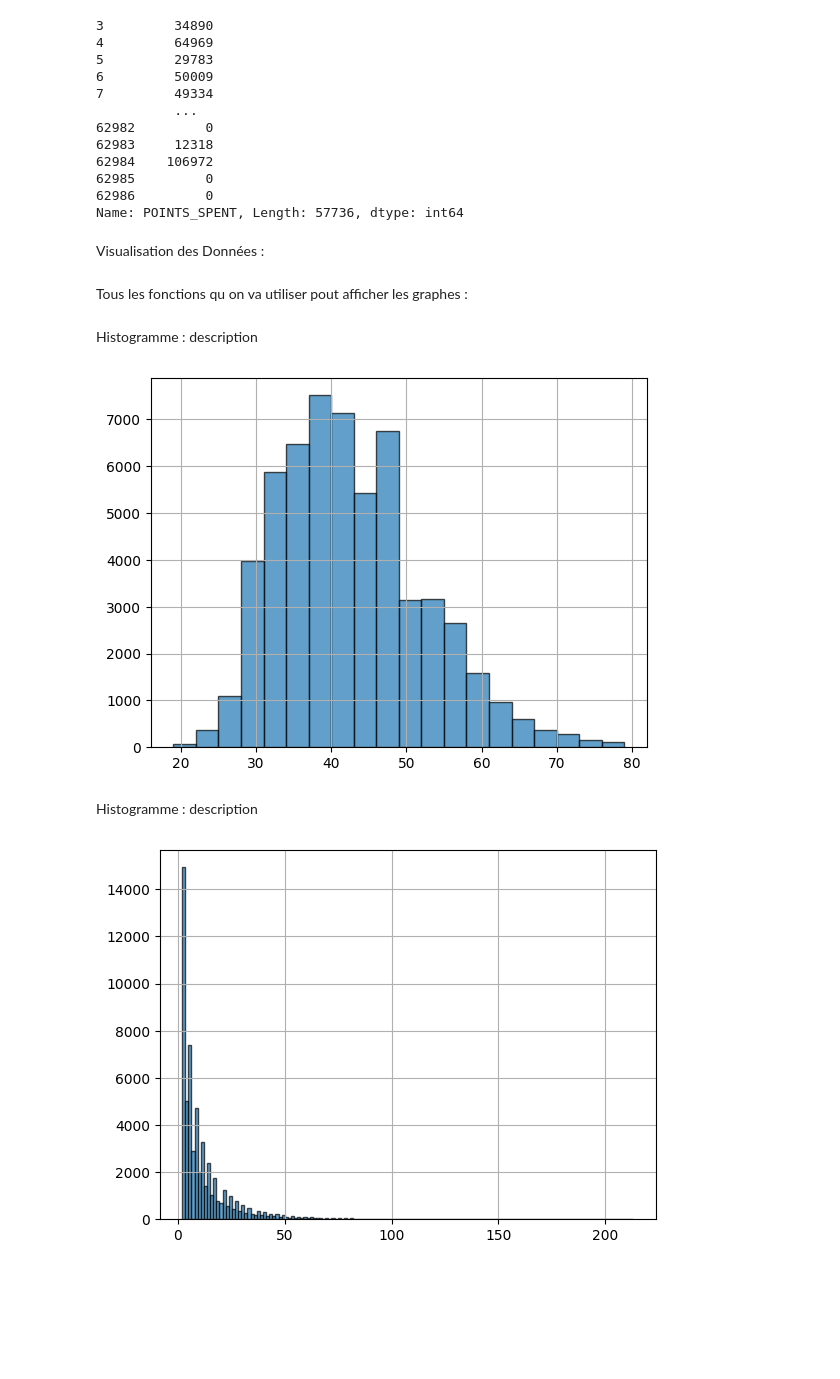
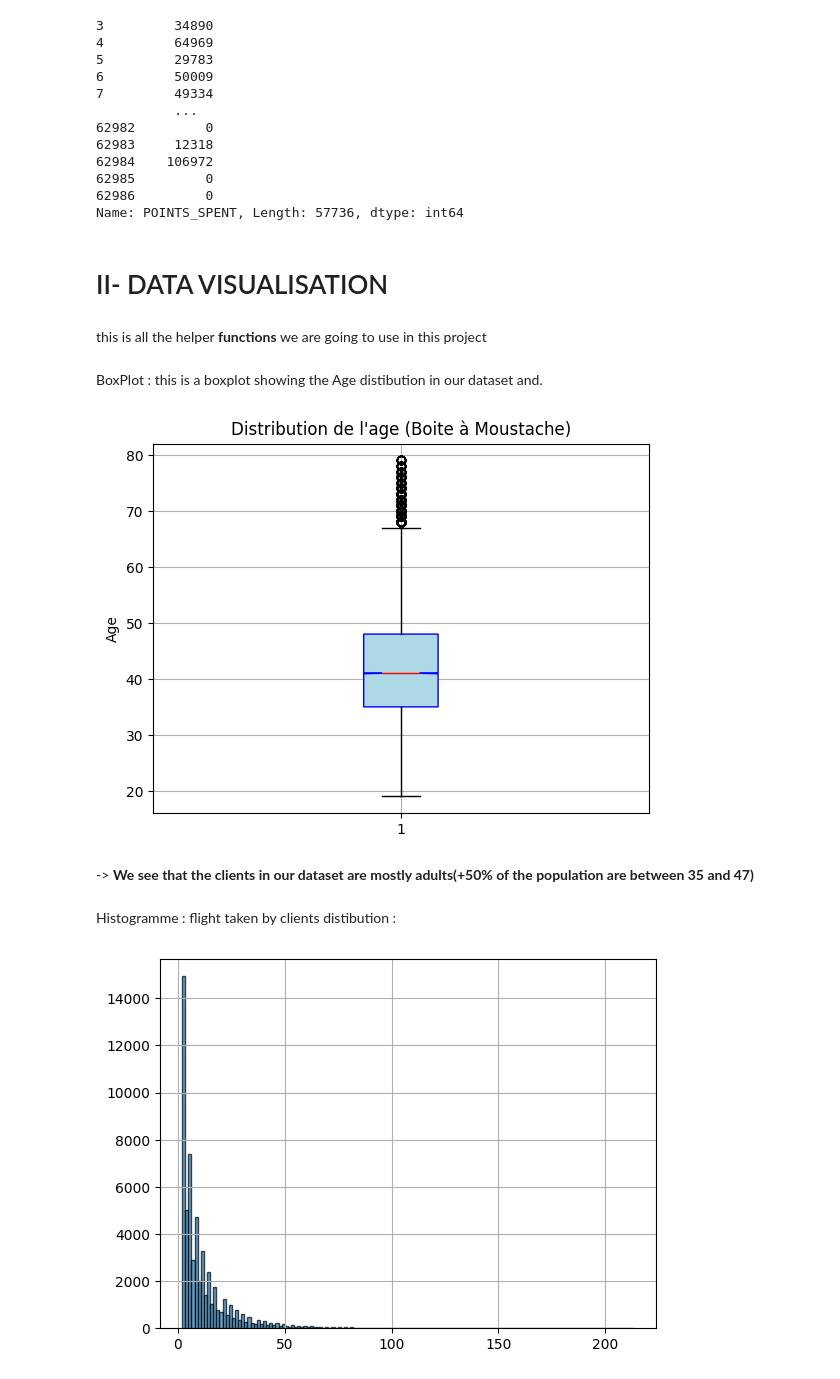
Before and after one commit to achrafzahid/TheFetcher, a Jupyter notebook: TheFetcher.ipynb, the cells around one changed output. Drawn from its saved outputs; the diff is of its cells as text; code cells hidden in the pictures; blank space fills up the shorter version.

```diff
--- a/TheFetcher.ipynb
+++ b/TheFetcher.ipynb
@@ -286,9 +301,9 @@ print(data["POINTS_SPENT"])
 62986         0
 Name: POINTS_SPENT, Length: 57736, dtype: int64
 # %% [markdown]
-Visualisation des Données :
+# II- DATA VISUALISATION
 # %% [markdown]
-Tous les fonctions qu on va utiliser pout afficher les graphes :
+this is all the helper **functions** we are going to use in this project
 # %%
 def Scatter(array1, array2, titre, xlabel, ylabel):
     plt.scatter(array1, array2, marker='o', color='blue', label='Données')
@@ -307,10 +322,10 @@ def Histogramme(pd_data, bins, title, xlabel, ylabel):
     plt.grid(True)
     plt.show()
 
-def Boxplot(pd_data):
+def Boxplot(pd_data, title, ylabel):
     plt.boxplot(pd_data, patch_artist=True, notch=True, vert=True, boxprops=dict(facecolor='lightblue', color='blue'), medianprops=dict(color='red'))
-    plt.title("Boxplot")
-    plt.ylabel("Values")
+    plt.title(title)
+    plt.ylabel(ylabel)
     plt.grid(True)
     plt.show()
 
@@ -350,13 +365,15 @@ def TimePlot(pd_data, date_column, value_column, title, xlabel, ylabel):
     plt.grid(True)
     plt.show()
 # %% [markdown]
-Histogramme : description
+BoxPlot : this is a boxplot showing the Age distibution in our dataset and.
 # %%
-Histogramme(data["AGE"], 20, "", "", "")
+Boxplot(data["AGE"], "Distribution de l'age (Boite à Moustache)", "Age")
 # %% [output]
-[figure, old version]
+[figure, new version]
+# %% [markdown]
+ -> **We see that the clients in our dataset are mostly adults(+50% of the population are between 35 and 47)**
 # %% [markdown]
-Histogramme : description
+Histogramme : flight taken by clients distibution :
 # %%
 Histogramme(data["FLIGHT_COUNT"], len(data["FLIGHT_COUNT"].unique()), "", "", "")
 # %% [output]
```
Also changed, not shown: parts of 34 cells of this notebook.
